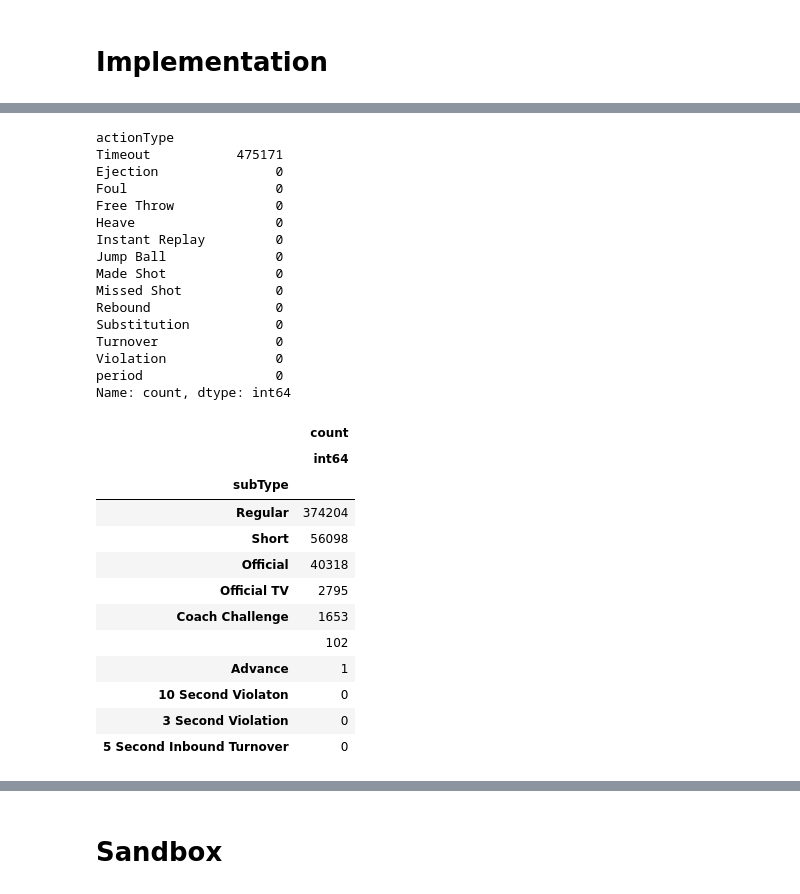
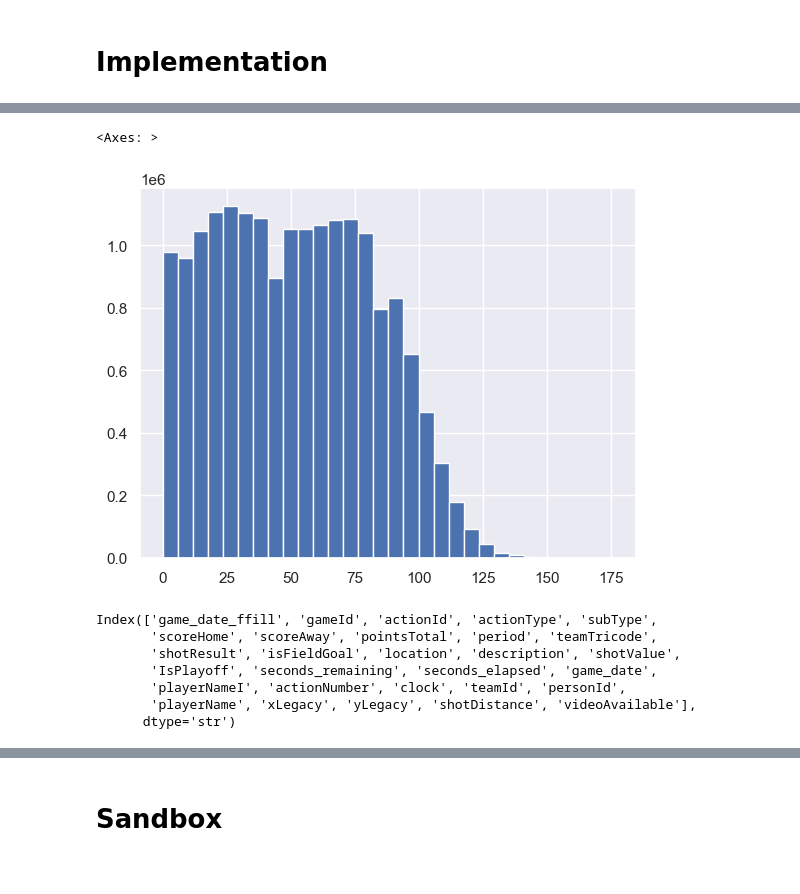
Before and after one commit to akseldkw07/NBA-Timeout-Impact, a Jupyter notebook: Notebooks/nba-enriched-dataset.ipynb, the cells around one changed output, grey strips where cells are left out. Drawn from its saved outputs; the diff is of its cells as text; code cells hidden in the pictures.

```diff
--- a/Notebooks/nba-enriched-dataset.ipynb
+++ b/Notebooks/nba-enriched-dataset.ipynb
@@ -77,36 +84,15 @@ UKS_NP_PD.dtt(nba_memo.data, filter=nba_memo.f_timeout)
-# %%
-nba_memo.actionType[nba_memo.f_timeout].value_counts()
-# %% [output]
-actionType
-Timeout           475171
-Ejection               0
-Foul                   0
-Free Throw             0
-Heave                  0
-Instant Replay         0
-Jump Ball              0
-Made Shot              0
-Missed Shot            0
-Rebound                0
-Substitution           0
-Turnover               0
-Violation              0
-period                 0
-Name: count, dtype: int64
-# %%
-subtype_counts = nba_memo.subType[nba_memo.f_timeout].value_counts()
-dtt([subtype_counts], n=10, how="head")
-# %% [output]
-|  | count |
-|  | int64 |
-| subType |  |
-| Regular | 374204 |
-| Short | 56098 |
-| Official | 40318 |
-| Official TV | 2795 |
-| Coach Challenge | 1653 |
-|  | 102 |
-| Advance | 1 |
-| 10 Second Violaton | 0 |
-| 3 Second Violation | 0 |
-| 5 Second Inbound Turnover | 0 |
+# %%
+nba_memo.scoreAway.hist(bins=30)
+# %% [output]
+<Axes: >
+[figure, added]
+# %%
+nba_memo.data.columns
+# %% [output]
+Index(['game_date_ffill', 'gameId', 'actionId', 'actionType', 'subType',
+       'scoreHome', 'scoreAway', 'pointsTotal', 'period', 'teamTricode',
+       'shotResult', 'isFieldGoal', 'location', 'description', 'shotValue',
+       'IsPlayoff', 'seconds_remaining', 'seconds_elapsed', 'game_date',
+       'playerNameI', 'actionNumber', 'clock', 'teamId', 'personId',
+       'playerName', 'xLegacy', 'yLegacy', 'shotDistance', 'videoAvailable'],
+      dtype='str')
```
Also changed, not shown: parts of 18 cells of this notebook, 3 other files.
